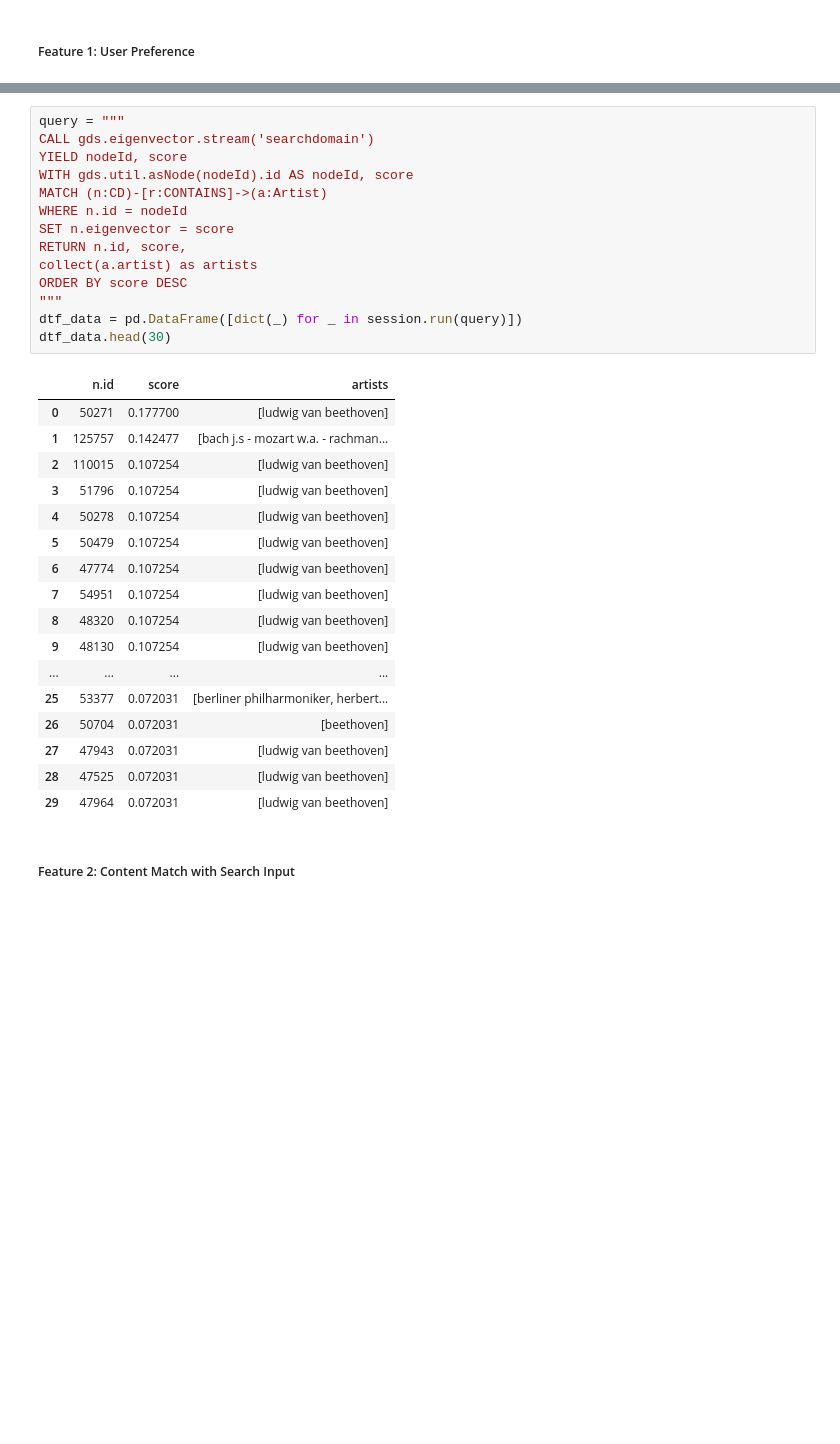
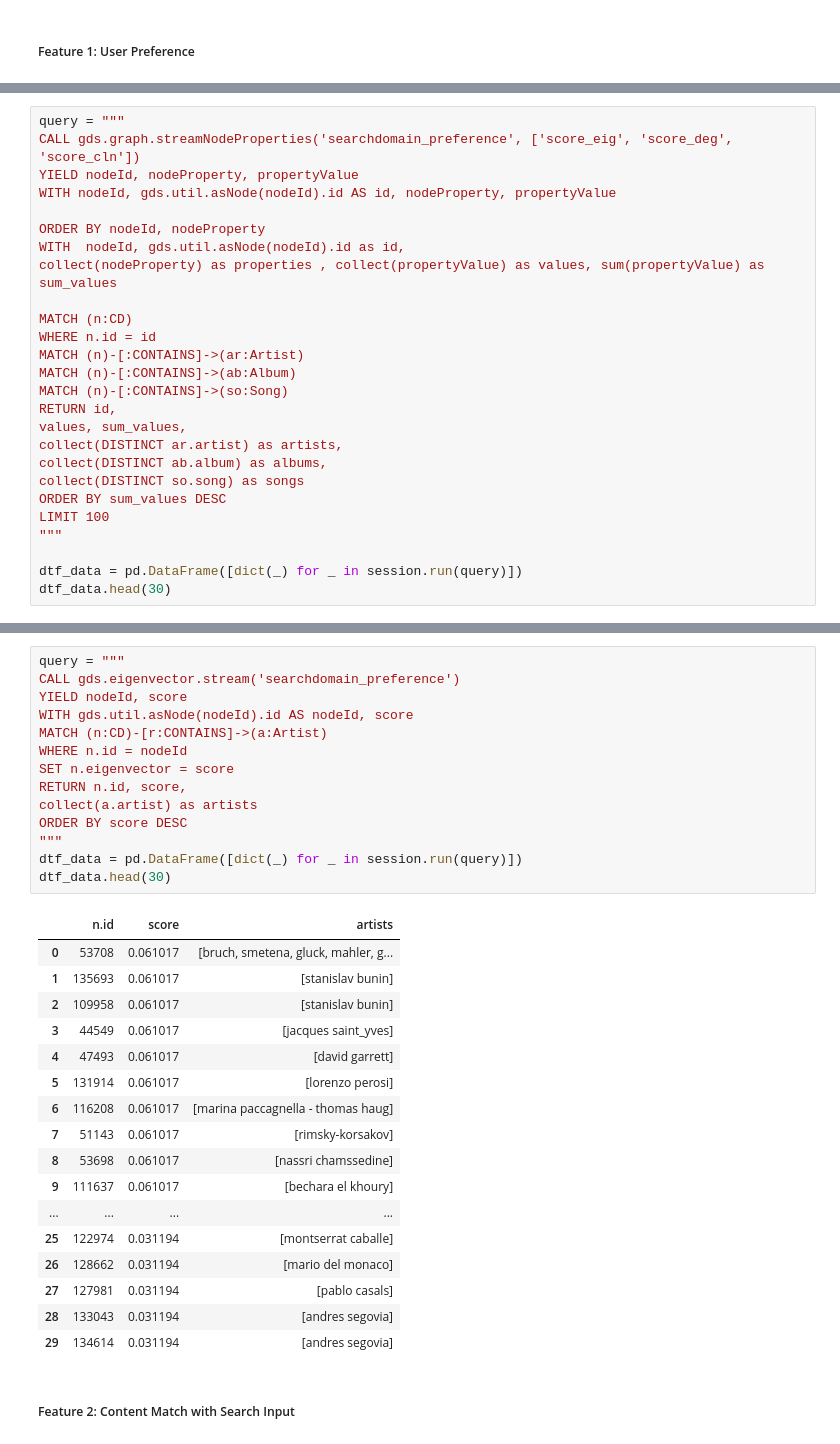
Before and after one commit to julianschelb/gdma-project, a Jupyter notebook: 04_Searching_and_Ranking.ipynb, the cells around one changed output, grey strips where cells are left out. Saved outputs shown, nothing was run; the diff lists cells and outputs as text; blank space fills up the shorter version.

```diff
--- a/04_Searching_and_Ranking.ipynb
+++ b/04_Searching_and_Ranking.ipynb
@@ -263,0 +261,26 @@ dtf_data.head(30)
+# %%
+query = """
+CALL gds.graph.streamNodeProperties('searchdomain_preference', ['score_eig', 'score_deg', 'score_cln'])
+YIELD nodeId, nodeProperty, propertyValue
+WITH nodeId, gds.util.asNode(nodeId).id AS id, nodeProperty, propertyValue
+
+ORDER BY nodeId, nodeProperty
+WITH  nodeId, gds.util.asNode(nodeId).id as id,
+collect(nodeProperty) as properties , collect(propertyValue) as values, sum(propertyValue) as sum_values
+
+MATCH (n:CD)
+WHERE n.id = id
+MATCH (n)-[:CONTAINS]->(ar:Artist)
+MATCH (n)-[:CONTAINS]->(ab:Album)
+MATCH (n)-[:CONTAINS]->(so:Song)
+RETURN id,
+values, sum_values,
+collect(DISTINCT ar.artist) as artists,
+collect(DISTINCT ab.album) as albums,
+collect(DISTINCT so.song) as songs
+ORDER BY sum_values DESC
+LIMIT 100
+"""
+
+dtf_data = pd.DataFrame([dict(_) for _ in session.run(query)])
+dtf_data.head(30)
@@ -284,35 +341,35 @@ dtf_data.head(30)
 # %%
 query = """
-CALL gds.eigenvector.stream('searchdomain')
+CALL gds.eigenvector.stream('searchdomain_preference')
 YIELD nodeId, score
 WITH gds.util.asNode(nodeId).id AS nodeId, score
 MATCH (n:CD)-[r:CONTAINS]->(a:Artist)
 WHERE n.id = nodeId
 SET n.eigenvector = score
 RETURN n.id, score,
 collect(a.artist) as artists
 ORDER BY score DESC
 """
 dtf_data = pd.DataFrame([dict(_) for _ in session.run(query)])
 dtf_data.head(30)
 # %% [output]
 |  | n.id | score | artists |
-| 0 | 50271 | 0.177700 | [ludwig van beethoven] |
-| 1 | 125757 | 0.142477 | [bach j.s - mozart w.a. - rachman... |
-| 2 | 110015 | 0.107254 | [ludwig van beethoven] |
-| 3 | 51796 | 0.107254 | [ludwig van beethoven] |
-| 4 | 50278 | 0.107254 | [ludwig van beethoven] |
-| 5 | 50479 | 0.107254 | [ludwig van beethoven] |
-| 6 | 47774 | 0.107254 | [ludwig van beethoven] |
-| 7 | 54951 | 0.107254 | [ludwig van beethoven] |
-| 8 | 48320 | 0.107254 | [ludwig van beethoven] |
-| 9 | 48130 | 0.107254 | [ludwig van beethoven] |
+| 0 | 53708 | 0.061017 | [bruch, smetena, gluck, mahler, g... |
+| 1 | 135693 | 0.061017 | [stanislav bunin] |
+| 2 | 109958 | 0.061017 | [stanislav bunin] |
+| 3 | 44549 | 0.061017 | [jacques saint_yves] |
+| 4 | 47493 | 0.061017 | [david garrett] |
+| 5 | 131914 | 0.061017 | [lorenzo perosi] |
+| 6 | 116208 | 0.061017 | [marina paccagnella - thomas haug] |
+| 7 | 51143 | 0.061017 | [rimsky-korsakov] |
+| 8 | 53698 | 0.061017 | [nassri chamssedine] |
+| 9 | 111637 | 0.061017 | [bechara el khoury] |
 | ... | ... | ... | ... |
-| 25 | 53377 | 0.072031 | [berliner philharmoniker, herbert... |
-| 26 | 50704 | 0.072031 | [beethoven] |
-| 27 | 47943 | 0.072031 | [ludwig van beethoven] |
-| 28 | 47525 | 0.072031 | [ludwig van beethoven] |
-| 29 | 47964 | 0.072031 | [ludwig van beethoven] |
+| 25 | 122974 | 0.031194 | [montserrat caballe] |
+| 26 | 128662 | 0.031194 | [mario del monaco] |
+| 27 | 127981 | 0.031194 | [pablo casals] |
+| 28 | 133043 | 0.031194 | [andres segovia] |
+| 29 | 134614 | 0.031194 | [andres segovia] |
 # %% [markdown]
 ##### Feature 2: Content Match with Search Input
 # %%
```
Also changed, not shown: parts of 13 cells of this notebook.
